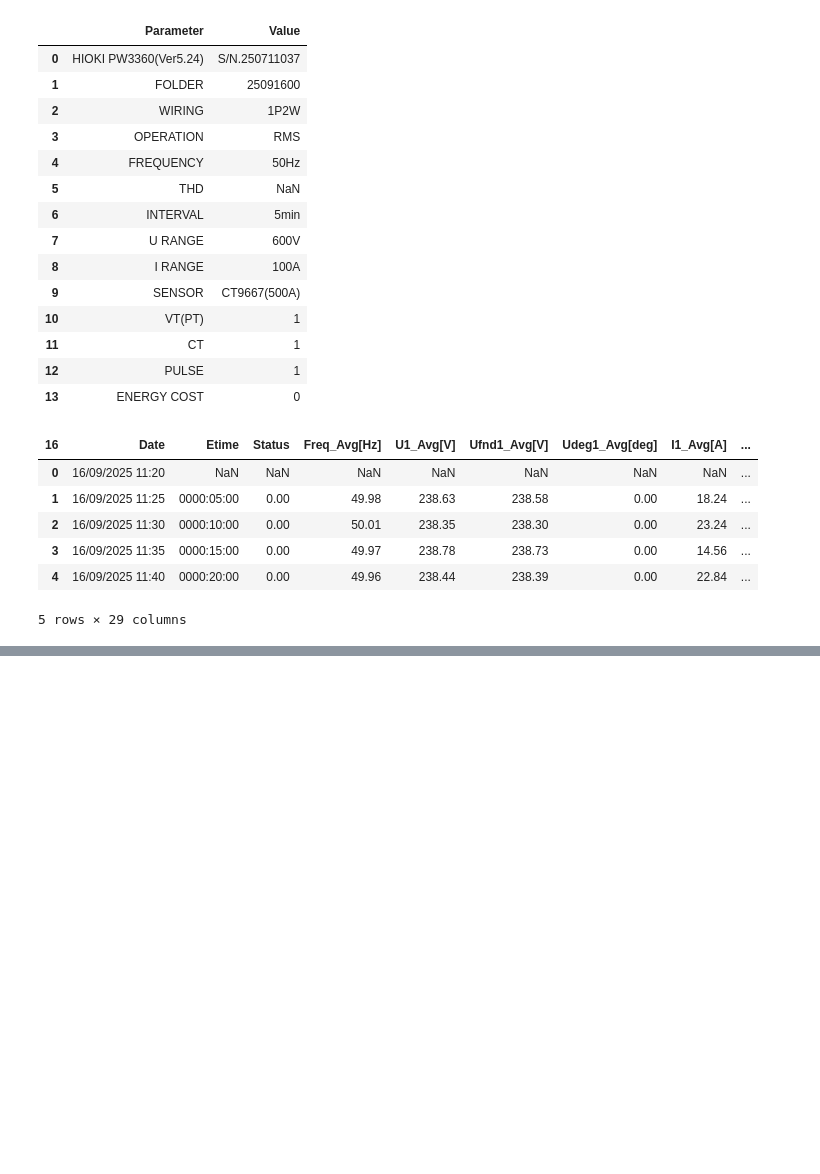
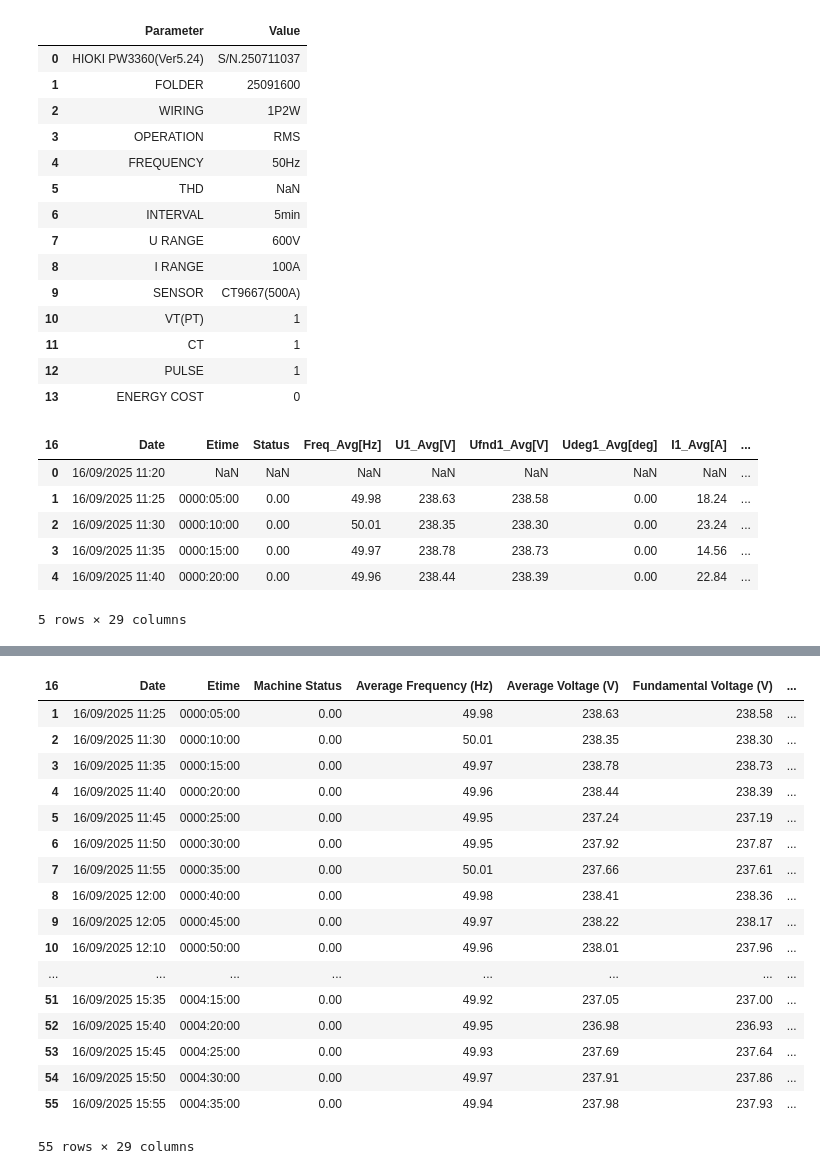
Before and after one commit to Arishneel-Narayan/Power_Logger, a Jupyter notebook: Power_Analysis.ipynb, the cells around one changed output, grey strips where cells are left out. Saved outputs shown, nothing was run; the diff lists cells and outputs as text; code cells hidden in the pictures; blank space fills up the shorter version.

```diff
--- a/Power_Analysis.ipynb
+++ b/Power_Analysis.ipynb
@@ -124,0 +257,21 @@ AttributeError: 'list' object has no attribute 'any'
+# %%
+rename_power_columns(data_df_cleaned)
+# %% [output]
+| 16 | Date | Etime | Machine Status | Average Frequency (Hz) | Average Voltage (V) | Fundamental Voltage (V) | ... |
+| 1 | 16/09/2025 11:25 | 0000:05:00 | 0.00 | 49.98 | 238.63 | 238.58 | ... |
+| 2 | 16/09/2025 11:30 | 0000:10:00 | 0.00 | 50.01 | 238.35 | 238.30 | ... |
+| 3 | 16/09/2025 11:35 | 0000:15:00 | 0.00 | 49.97 | 238.78 | 238.73 | ... |
+| 4 | 16/09/2025 11:40 | 0000:20:00 | 0.00 | 49.96 | 238.44 | 238.39 | ... |
+| 5 | 16/09/2025 11:45 | 0000:25:00 | 0.00 | 49.95 | 237.24 | 237.19 | ... |
+| 6 | 16/09/2025 11:50 | 0000:30:00 | 0.00 | 49.95 | 237.92 | 237.87 | ... |
+| 7 | 16/09/2025 11:55 | 0000:35:00 | 0.00 | 50.01 | 237.66 | 237.61 | ... |
+| 8 | 16/09/2025 12:00 | 0000:40:00 | 0.00 | 49.98 | 238.41 | 238.36 | ... |
+| 9 | 16/09/2025 12:05 | 0000:45:00 | 0.00 | 49.97 | 238.22 | 238.17 | ... |
+| 10 | 16/09/2025 12:10 | 0000:50:00 | 0.00 | 49.96 | 238.01 | 237.96 | ... |
+| ... | ... | ... | ... | ... | ... | ... | ... |
+| 51 | 16/09/2025 15:35 | 0004:15:00 | 0.00 | 49.92 | 237.05 | 237.00 | ... |
+| 52 | 16/09/2025 15:40 | 0004:20:00 | 0.00 | 49.95 | 236.98 | 236.93 | ... |
+| 53 | 16/09/2025 15:45 | 0004:25:00 | 0.00 | 49.93 | 237.69 | 237.64 | ... |
+| 54 | 16/09/2025 15:50 | 0004:30:00 | 0.00 | 49.97 | 237.91 | 237.86 | ... |
+| 55 | 16/09/2025 15:55 | 0004:35:00 | 0.00 | 49.94 | 237.98 | 237.93 | ... |
+55 rows × 29 columns
```
Also changed, not shown: parts of 5 cells of this notebook.
